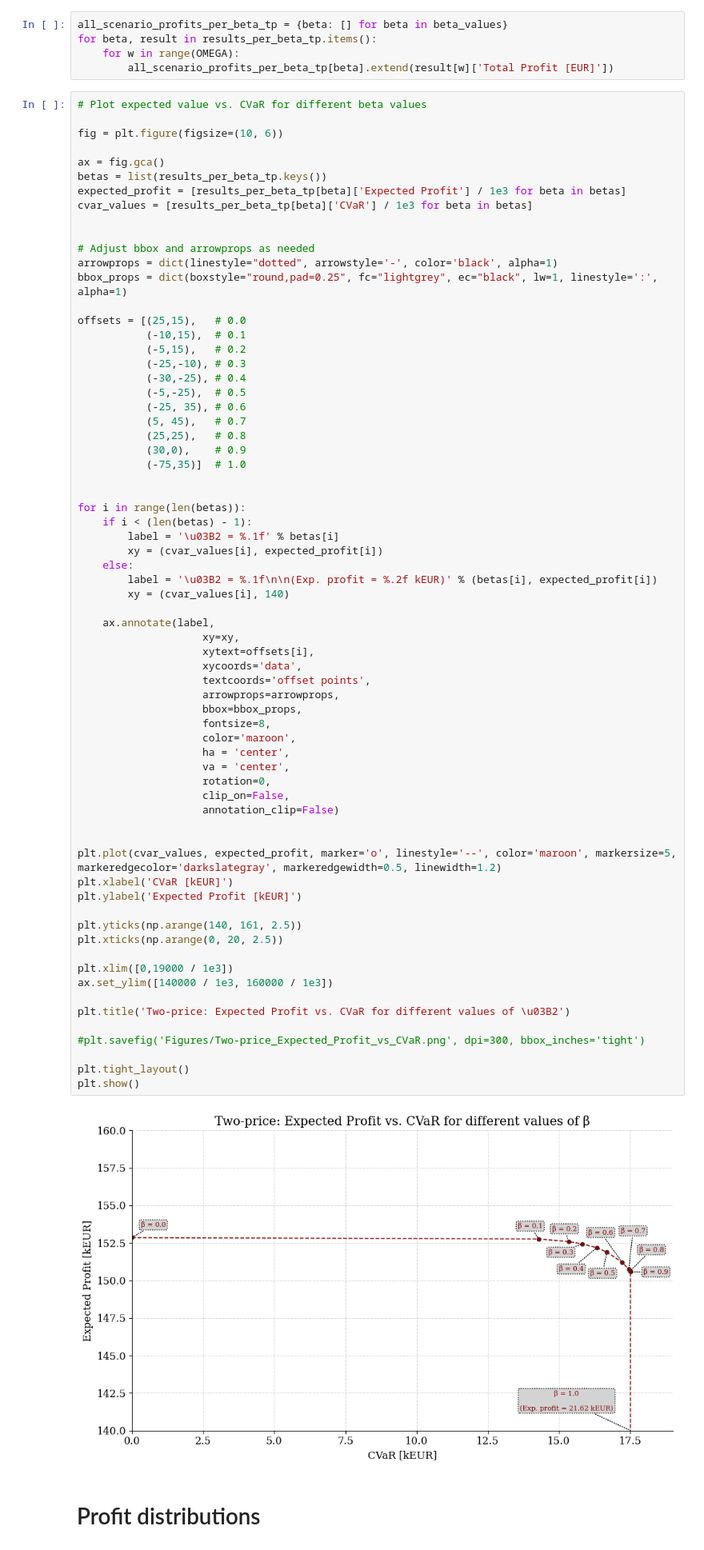
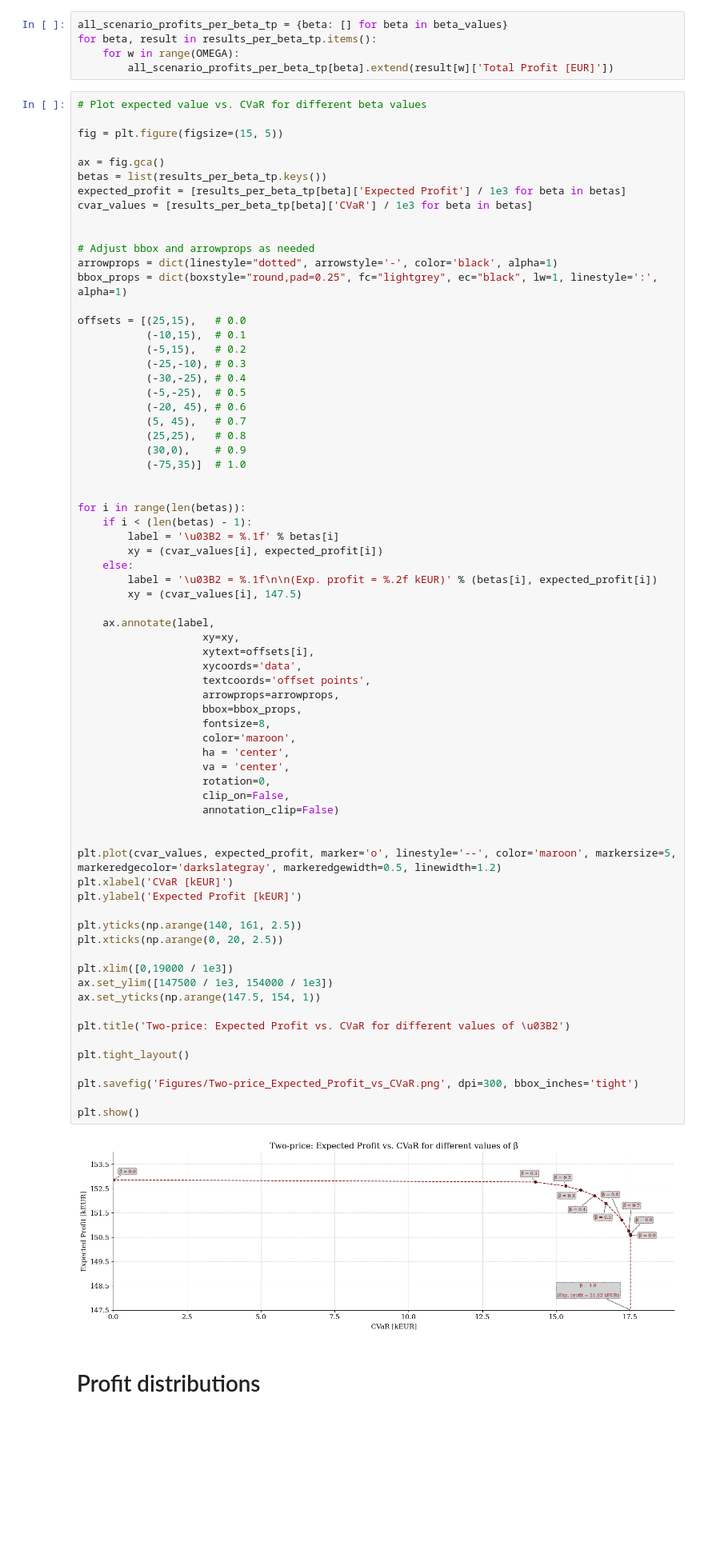
Before and after one commit to Hvid1999/46755, a Jupyter notebook: Assignment 2/task_1c_v2.ipynb, the cells around one changed output. Shown at 80% size. Saved outputs shown, nothing was run; the diff lists cells and outputs as text; blank space fills up the shorter version.

Commit message:
updated format of profit vs cvar figure

```diff
--- a/Assignment 2/task_1c_v2.ipynb
+++ b/Assignment 2/task_1c_v2.ipynb
@@ -433,7 +433,7 @@ for beta, result in results_per_beta_tp.items():
 # %%
 # Plot expected value vs. CVaR for different beta values
 
-fig = plt.figure(figsize=(10, 6))
+fig = plt.figure(figsize=(15, 5))
 
 ax = fig.gca()
 betas = list(results_per_beta_tp.keys())
@@ -451,7 +451,7 @@ offsets = [(25,15),   # 0.0
            (-25,-10), # 0.3
            (-30,-25), # 0.4
            (-5,-25),  # 0.5
-           (-25, 35), # 0.6
+           (-20, 45), # 0.6
            (5, 45),   # 0.7
            (25,25),   # 0.8
            (30,0),    # 0.9
@@ -464,42 +464,44 @@ for i in range(len(betas)):
         xy = (cvar_values[i], expected_profit[i])
     else:
         label = '\u03B2 = %.1f\n\n(Exp. profit = %.2f kEUR)' % (betas[i], expected_profit[i])
-        xy = (cvar_values[i], 140)
+        xy = (cvar_values[i], 147.5)
 
     ax.annotate(label,
                     xy=xy,
                     xytext=offsets[i],
                     xycoords='data',
                     textcoords='offset points',
                     arrowprops=arrowprops,
                     bbox=bbox_props,
                     fontsize=8,
                     color='maroon',
                     ha = 'center',
                     va = 'center',
                     rotation=0,
                     clip_on=False,
                     annotation_clip=False)
 
 
 plt.plot(cvar_values, expected_profit, marker='o', linestyle='--', color='maroon', markersize=5, markeredgecolor='darkslategray', markeredgewidth=0.5, linewidth=1.2)
 plt.xlabel('CVaR [kEUR]')
 plt.ylabel('Expected Profit [kEUR]')
 
 plt.yticks(np.arange(140, 161, 2.5))
 plt.xticks(np.arange(0, 20, 2.5))
 
 plt.xlim([0,19000 / 1e3])
-ax.set_ylim([140000 / 1e3, 160000 / 1e3])
+ax.set_ylim([147500 / 1e3, 154000 / 1e3])
+ax.set_yticks(np.arange(147.5, 154, 1))
 
 plt.title('Two-price: Expected Profit vs. CVaR for different values of \u03B2')
 
-#plt.savefig('Figures/Two-price_Expected_Profit_vs_CVaR.png', dpi=300, bbox_inches='tight')
+plt.tight_layout()
 
-plt.tight_layout()
+plt.savefig('Figures/Two-price_Expected_Profit_vs_CVaR.png', dpi=300, bbox_inches='tight')
+
 plt.show()
 # %% [output]
-[figure, old version]
+[figure, new version]
 # %% [markdown]
 # Profit distributions
 # %%
```
Also changed, not shown: 1 other file.
